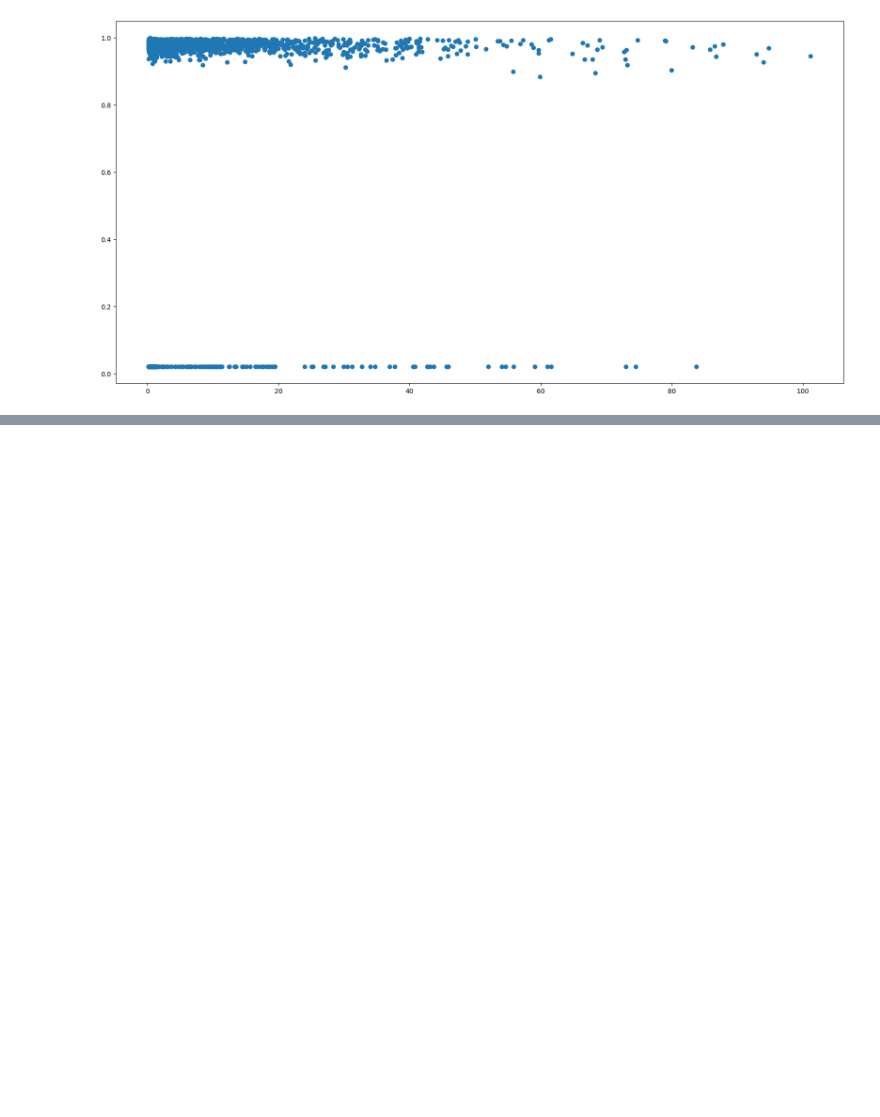
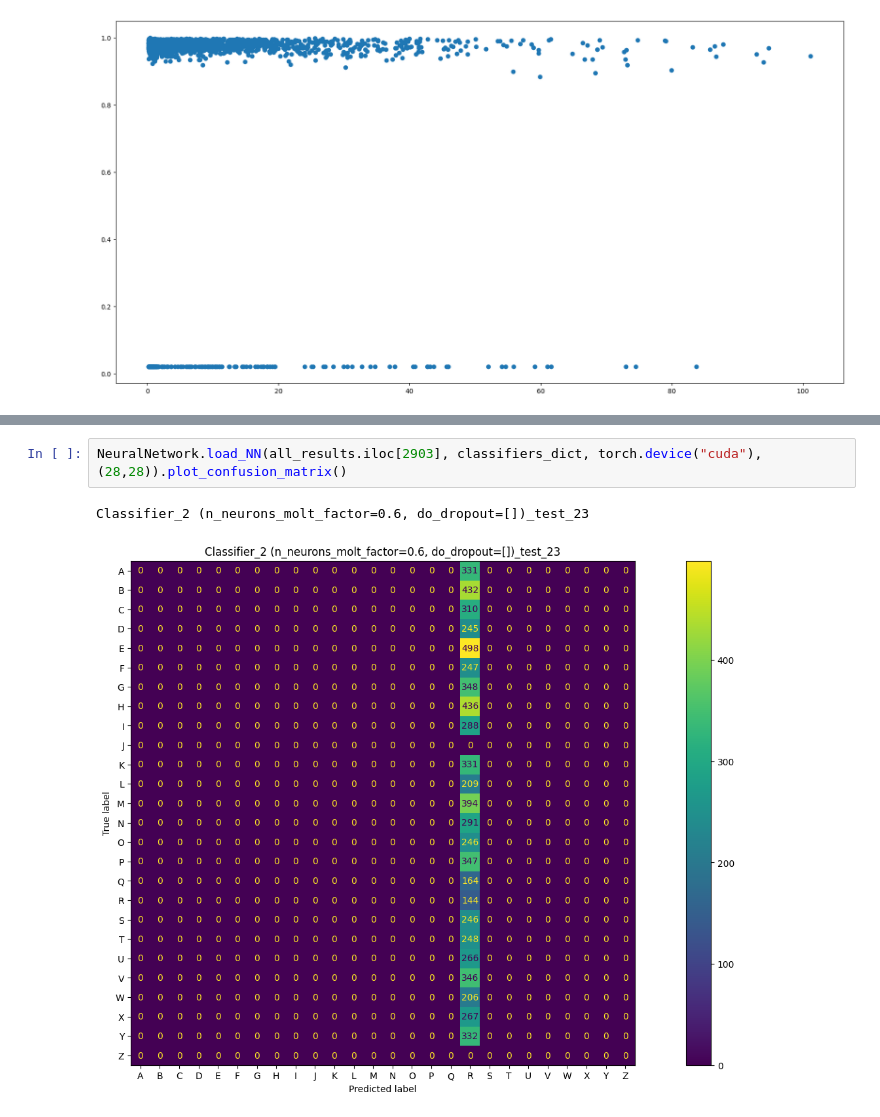
Before and after one commit to Lotto98/Sign-Language-MNIST, a Jupyter notebook: src/Classifier_2.ipynb, the cells around one changed output, grey strips where cells are left out. Cells and saved outputs as stored; diff of their text form; blank space fills up the shorter version.

```diff
--- a/src/Classifier_2.ipynb
+++ b/src/Classifier_2.ipynb
@@ -212,3 +234,8 @@ data_augmentation_perc          0.0
 test_times                 0.055385
 train_times               55.852536
 Name: 3200, dtype: object
+# %%
+NeuralNetwork.load_NN(all_results.iloc[2903], classifiers_dict, torch.device("cuda"), (28,28)).plot_confusion_matrix()
+# %% [output]
+Classifier_2 (n_neurons_molt_factor=0.6, do_dropout=[])_test_23
+[figure, added]
```
Also changed, not shown: parts of 18 cells of this notebook, 7 other files.
